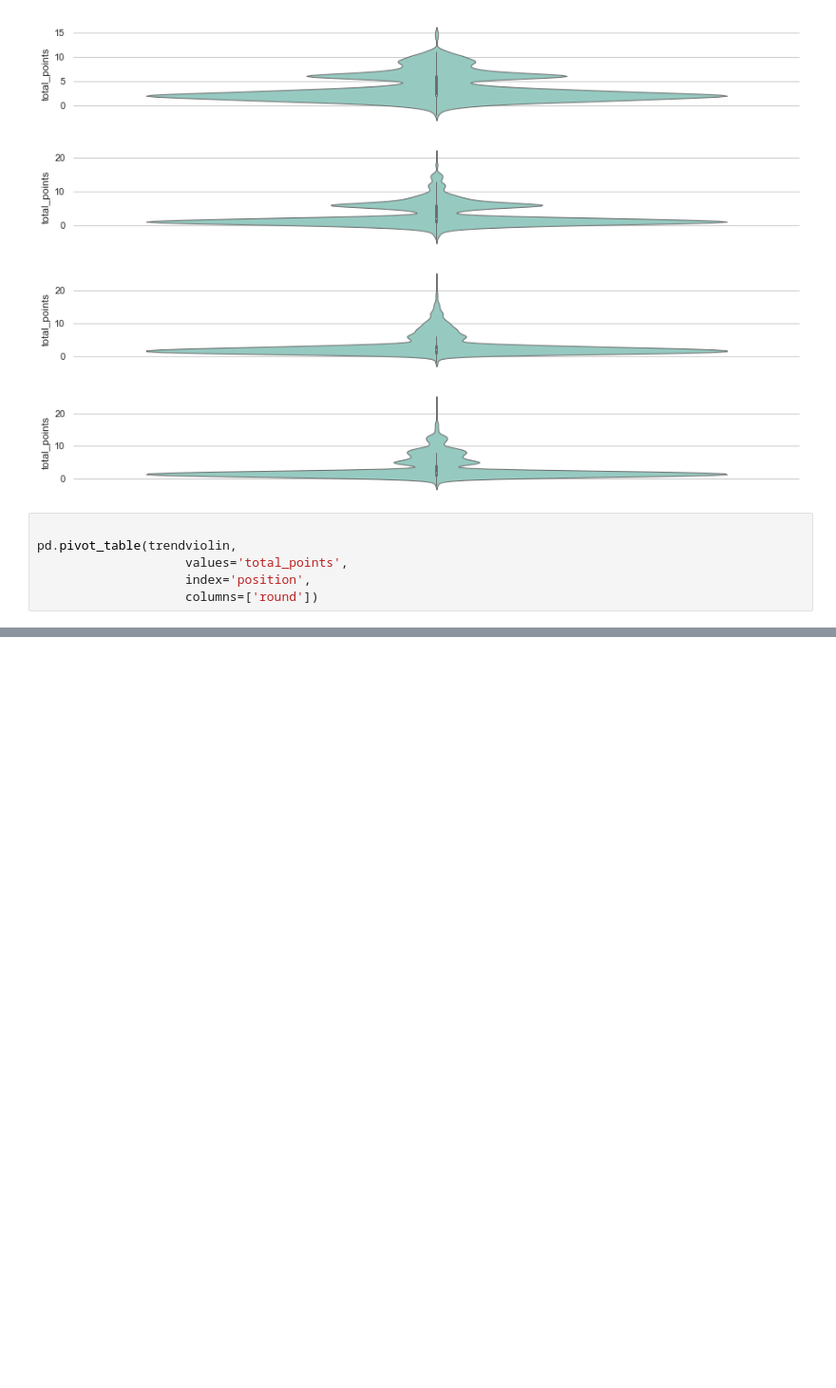
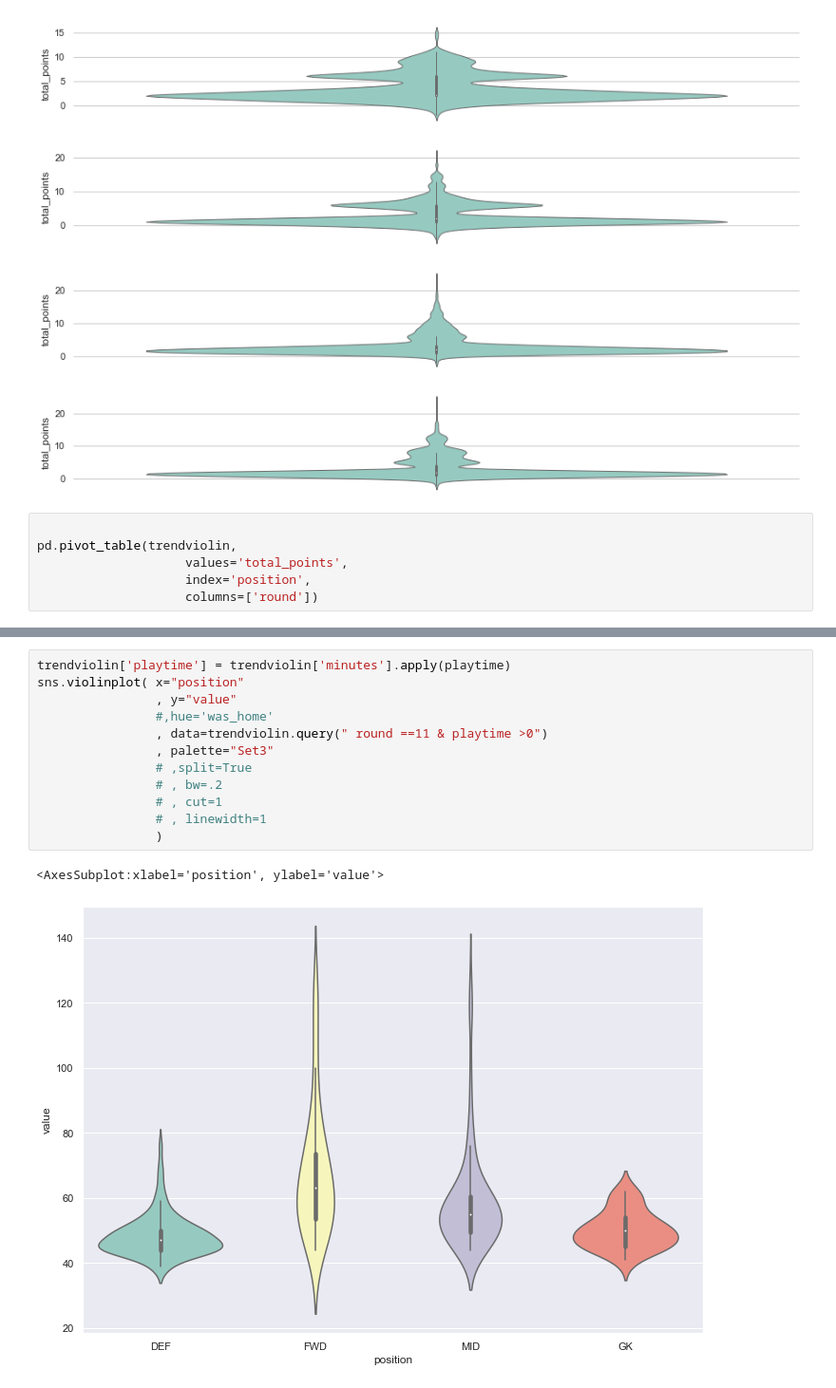
Before and after one commit to WayneQwele/FPLmodel, a Jupyter notebook: graphs.ipynb, the cells around one changed output, grey strips where cells are left out. Shown at 95% size. Cells and saved outputs as stored; diff of their text form; blank space fills up the shorter version.

```diff
--- a/graphs.ipynb
+++ b/graphs.ipynb
@@ -427,0 +473,15 @@ pd.pivot_table(trendviolin,
+# %%
+trendviolin['playtime'] = trendviolin['minutes'].apply(playtime)
+sns.violinplot( x="position"
+                , y="value"
+                #,hue='was_home'
+                , data=trendviolin.query(" round ==11 & playtime >0")
+                , palette="Set3"
+                # ,split=True
+                # , bw=.2
+                # , cut=1
+                # , linewidth=1
+                )
+# %% [output]
+<AxesSubplot:xlabel='position', ylabel='value'>
+[figure, added]
```
Also changed, not shown: parts of 8 cells of this notebook, 7 other files.
